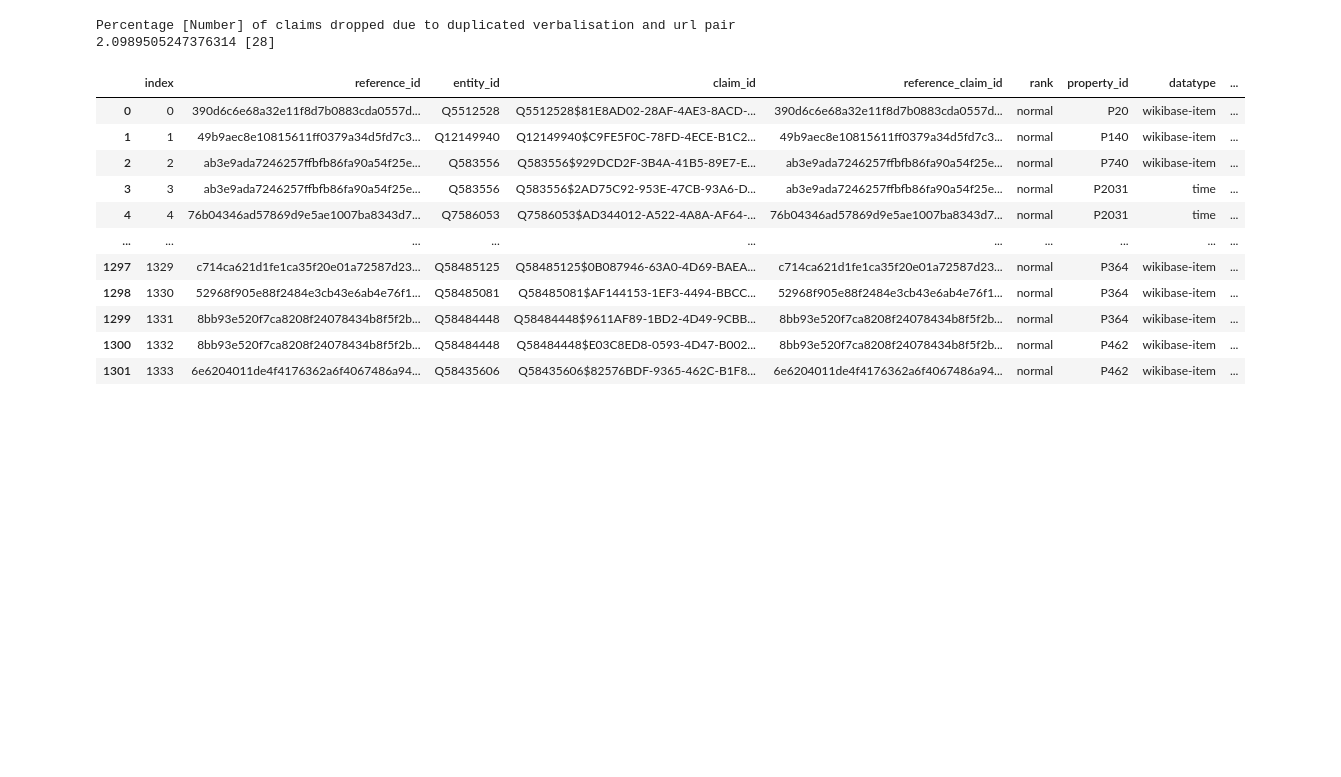
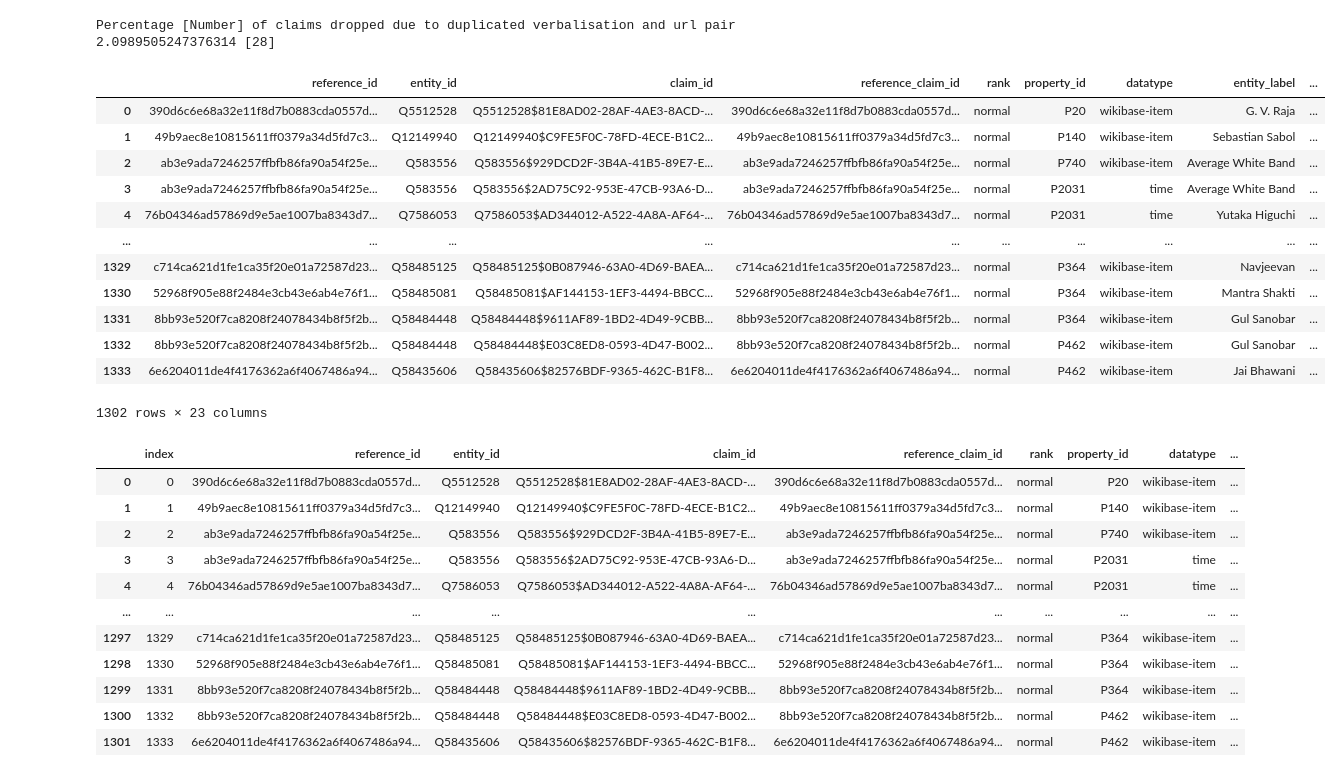
Before and after one commit to gabrielmaia7/RSP, a Jupyter notebook: support_classification_pipeline_test.ipynb, the cells around one changed output. Drawn from its saved outputs; the diff is of its cells as text; code cells hidden in the pictures; blank space fills up the shorter version.

```diff
--- a/support_classification_pipeline_test.ipynb
+++ b/support_classification_pipeline_test.ipynb
@@ -888,3 +903,19 @@ Percentage [Number] of claims dropped due to duplicated verbalisation and url pa
+# %%
+verbalised_claims_df_main_corrected_badpropdrop_url_duplidrop
+# %% [output]
+|  | reference_id | entity_id | claim_id | reference_claim_id | rank | property_id | datatype | entity_label | ... |
+| 0 | 390d6c6e68a32e11f8d7b0883cda0557d... | Q5512528 | Q5512528$81E8AD02-28AF-4AE3-8ACD-... | 390d6c6e68a32e11f8d7b0883cda0557d... | normal | P20 | wikibase-item | G. V. Raja | ... |
+| 1 | 49b9aec8e10815611ff0379a34d5fd7c3... | Q12149940 | Q12149940$C9FE5F0C-78FD-4ECE-B1C2... | 49b9aec8e10815611ff0379a34d5fd7c3... | normal | P140 | wikibase-item | Sebastian Sabol | ... |
+| 2 | ab3e9ada7246257ffbfb86fa90a54f25e... | Q583556 | Q583556$929DCD2F-3B4A-41B5-89E7-E... | ab3e9ada7246257ffbfb86fa90a54f25e... | normal | P740 | wikibase-item | Average White Band | ... |
+| 3 | ab3e9ada7246257ffbfb86fa90a54f25e... | Q583556 | Q583556$2AD75C92-953E-47CB-93A6-D... | ab3e9ada7246257ffbfb86fa90a54f25e... | normal | P2031 | time | Average White Band | ... |
+| 4 | 76b04346ad57869d9e5ae1007ba8343d7... | Q7586053 | Q7586053$AD344012-A522-4A8A-AF64-... | 76b04346ad57869d9e5ae1007ba8343d7... | normal | P2031 | time | Yutaka Higuchi | ... |
+| ... | ... | ... | ... | ... | ... | ... | ... | ... | ... |
+| 1329 | c714ca621d1fe1ca35f20e01a72587d23... | Q58485125 | Q58485125$0B087946-63A0-4D69-BAEA... | c714ca621d1fe1ca35f20e01a72587d23... | normal | P364 | wikibase-item | Navjeevan | ... |
+| 1330 | 52968f905e88f2484e3cb43e6ab4e76f1... | Q58485081 | Q58485081$AF144153-1EF3-4494-BBCC... | 52968f905e88f2484e3cb43e6ab4e76f1... | normal | P364 | wikibase-item | Mantra Shakti | ... |
+| 1331 | 8bb93e520f7ca8208f24078434b8f5f2b... | Q58484448 | Q58484448$9611AF89-1BD2-4D49-9CBB... | 8bb93e520f7ca8208f24078434b8f5f2b... | normal | P364 | wikibase-item | Gul Sanobar | ... |
+| 1332 | 8bb93e520f7ca8208f24078434b8f5f2b... | Q58484448 | Q58484448$E03C8ED8-0593-4D47-B002... | 8bb93e520f7ca8208f24078434b8f5f2b... | normal | P462 | wikibase-item | Gul Sanobar | ... |
+| 1333 | 6e6204011de4f4176362a6f4067486a94... | Q58435606 | Q58435606$82576BDF-9365-462C-B1F8... | 6e6204011de4f4176362a6f4067486a94... | normal | P462 | wikibase-item | Jai Bhawani | ... |
+1302 rows × 23 columns
 # %%
 verbalised_claims_df_final = verbalised_claims_df_main_corrected_badpropdrop_url_duplidrop.reset_index(drop=None)
 verbalised_claims_df_final.to_csv('verbalisation/verbalised_claims_df_final.csv', index=None)
```
Also changed, not shown: parts of 7 cells of this notebook, 4 other files.
